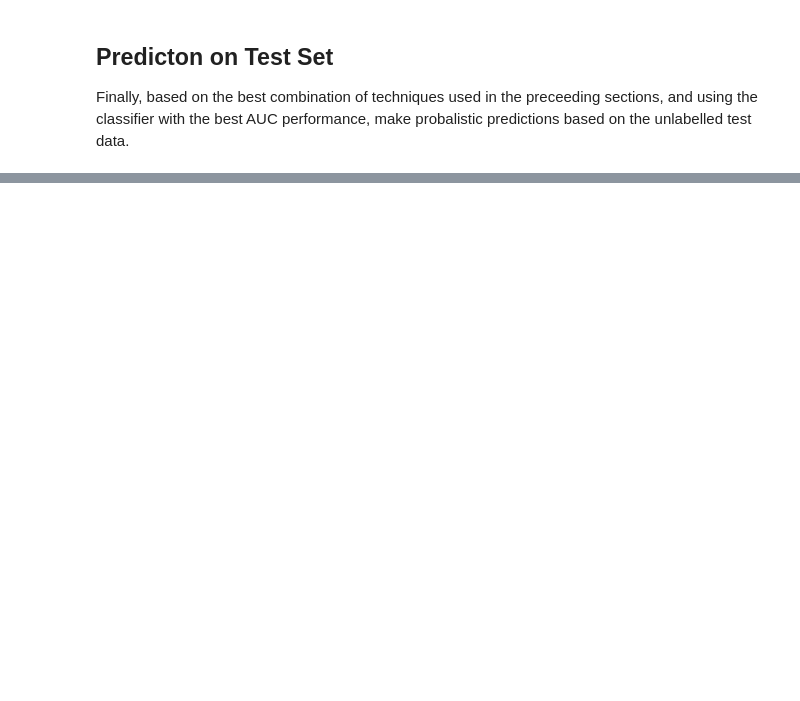
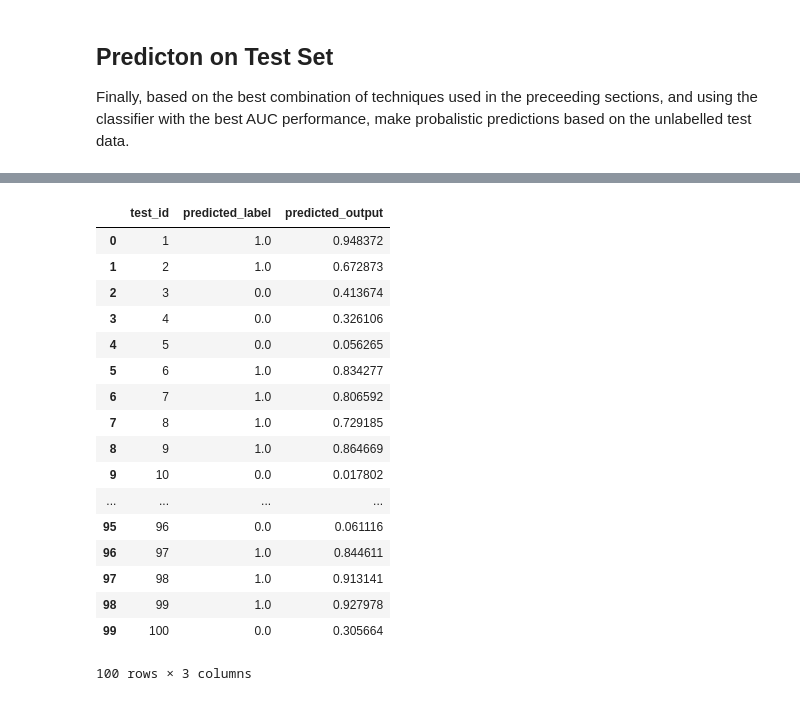
Before and after one commit to samueljackson92/SEM6420-machine-learning, a Jupyter notebook: src/Analysis.ipynb, the cells around one changed output, grey strips where cells are left out. Saved outputs shown, nothing was run; the diff lists cells and outputs as text; code cells hidden in the pictures; blank space fills up the shorter version.

```diff
--- a/src/Analysis.ipynb
+++ b/src/Analysis.ipynb
@@ -1014,7 +1026,10 @@ F0.5 &      0.587619 &    0.585145 &       0.589706 &  0.586983 \\
 # %% [markdown]
 ## Best Classifier
 # %%
-Xp_all = pd.concat([Xp, poly_features, Xp_spiro[['FER', 'OBS']]], axis=1)
+spiro_features = create_spiro_features(Xp)
+poly_features = create_poly_features(Xp, ['PRE4', 'PRE5'])
+Xp_all = pd.concat([Xp, poly_features, spiro_features], axis=1)
+Xp_all.drop(['DGN_1', 'DGN_8'], axis=1, inplace=True)
 for model in models:
     model['train_data'] = (Xp_all, Yp)
 
@@ -1033,0 +1068,31 @@ Finally, based on the best combination of techniques used in the preceeding sect
+# %%
+gbc_final = models[3]['model']
+gbc_final.fit(Xp_all, Yp)
+predicted_prob = pd.Series(gbc_final.predict_proba(Xtest)[:, 0])
+# %%
+predicted_label = predicted_prob.copy()
+predicted_label[predicted_label>=0.5] = 1
+predicted_label[predicted_label<0.5] = 0
+
+final_submission = pd.concat([test.test_id, predicted_label, predicted_prob], axis=1)
+final_submission.columns = ['test_id', 'predicted_label', 'predicted_output']
+final_submission
+# %% [output]
+|  | test_id | predicted_label | predicted_output |
+| 0 | 1 | 1.0 | 0.948372 |
+| 1 | 2 | 1.0 | 0.672873 |
+| 2 | 3 | 0.0 | 0.413674 |
+| 3 | 4 | 0.0 | 0.326106 |
+| 4 | 5 | 0.0 | 0.056265 |
+| 5 | 6 | 1.0 | 0.834277 |
+| 6 | 7 | 1.0 | 0.806592 |
+| 7 | 8 | 1.0 | 0.729185 |
+| 8 | 9 | 1.0 | 0.864669 |
+| 9 | 10 | 0.0 | 0.017802 |
+| ... | ... | ... | ... |
+| 95 | 96 | 0.0 | 0.061116 |
+| 96 | 97 | 1.0 | 0.844611 |
+| 97 | 98 | 1.0 | 0.913141 |
+| 98 | 99 | 1.0 | 0.927978 |
+| 99 | 100 | 0.0 | 0.305664 |
+100 rows × 3 columns
```
Also changed, not shown: parts of 7 cells of this notebook, 29 other files.
